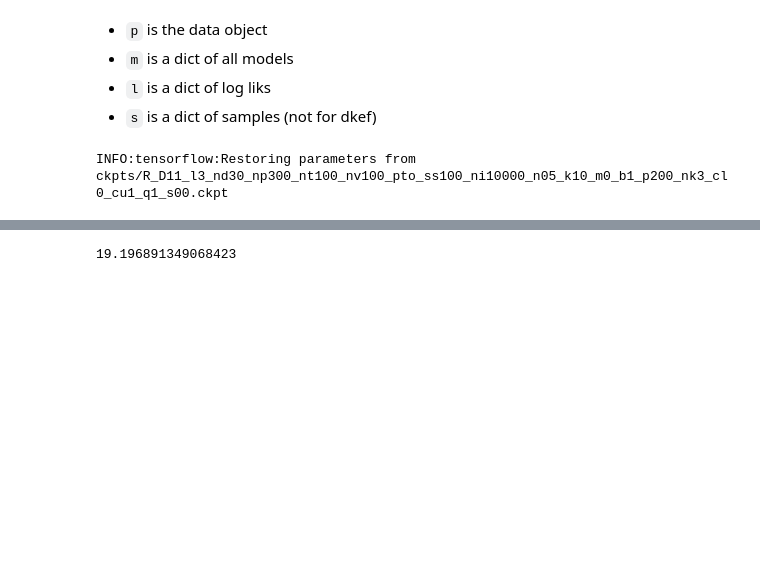
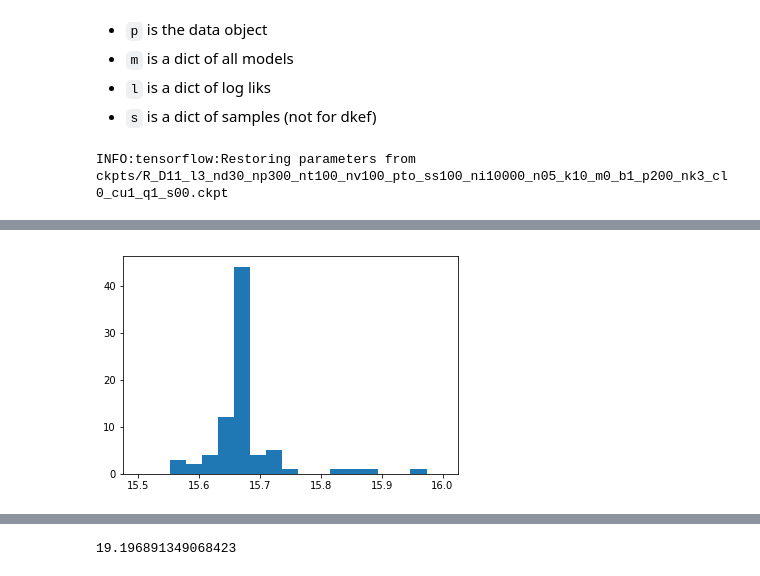
Before and after one commit to kevin-w-li/deep-kexpfam, a Jupyter notebook: load_all_models.ipynb, the cells around one changed output, grey strips where cells are left out. Cells and saved outputs as stored; diff of their text form; code cells hidden in the pictures; blank space fills up the shorter version.

```diff
--- a/load_all_models.ipynb
+++ b/load_all_models.ipynb
@@ -39,0 +42,6 @@ d.estimate_normaliser(100000)
+# %%
+import tensorflow as tf
+q_rand_fv, q_rand_kfv, q_logq, q_sample = d.sess.run([d.nodes["q_rand_fv"],d.nodes["q_rand_kfv"],d.nodes["q_logq"], d.nodes["q_sample"]] , feed_dict={d.nodes["n_rand"]:100})
+plt.hist(q_rand_fv-q_logq, bins=np.linspace(15.5,16,20));
+# %% [output]
+[figure, added]
```
Also changed, not shown: parts of 8 cells of this notebook, 5 other files.
